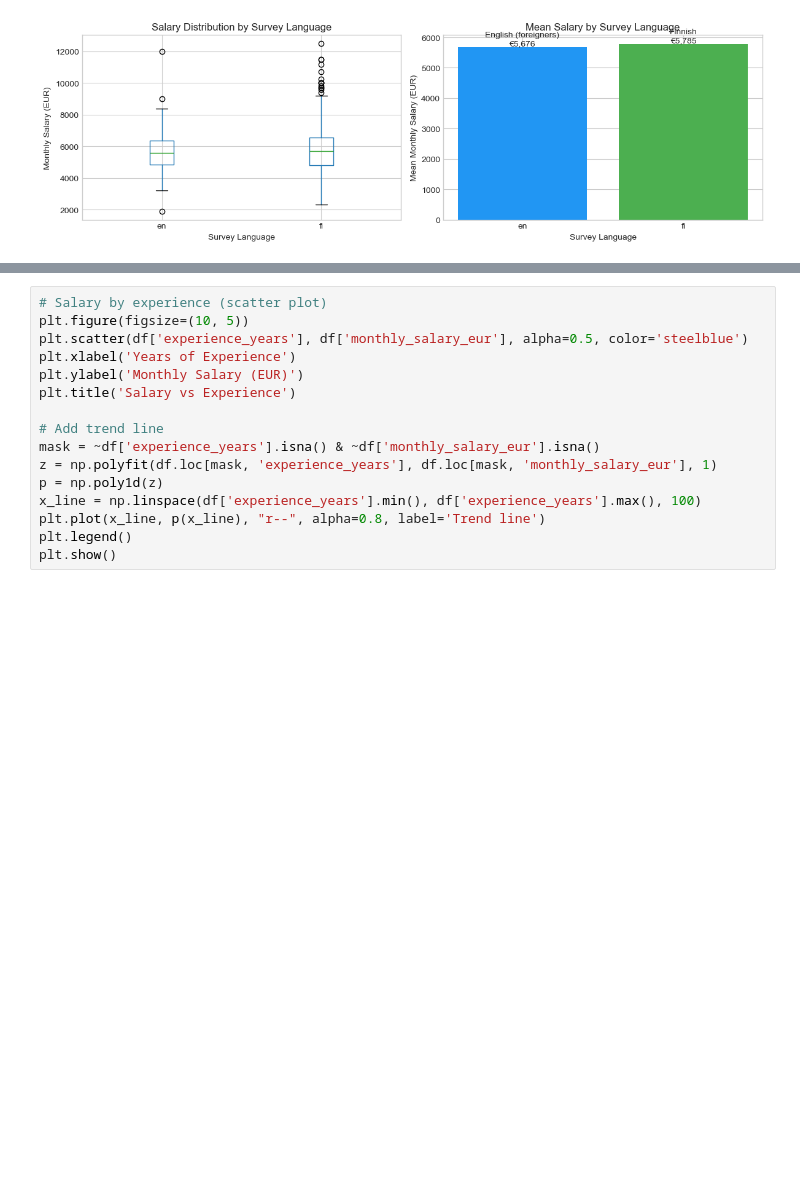
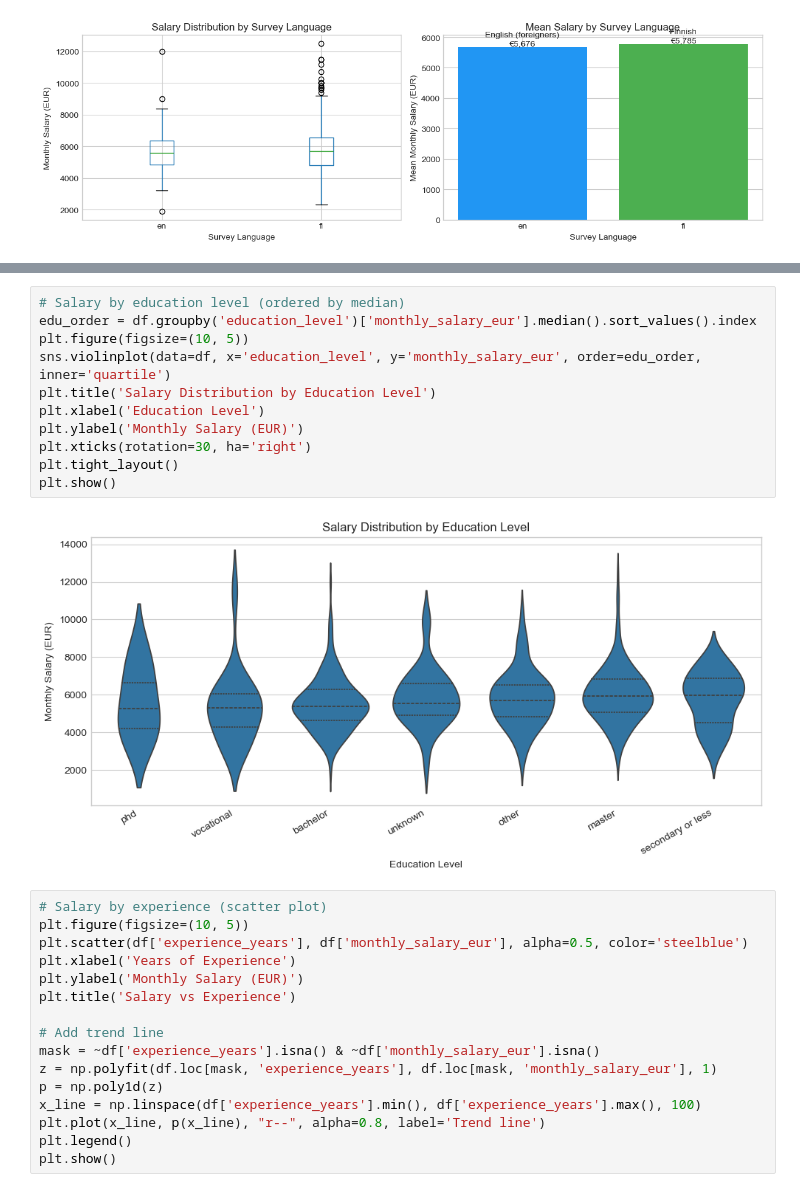
Before and after one commit to elarsaks/finnish-tech-salary-survey, a Jupyter notebook: data/finnish-tech-salary-survey-2024-ml-model.ipynb, the cells around one changed output, grey strips where cells are left out. Drawn from its saved outputs; the diff is of its cells as text; blank space fills up the shorter version.

```diff
--- a/data/finnish-tech-salary-survey-2024-ml-model.ipynb
+++ b/data/finnish-tech-salary-survey-2024-ml-model.ipynb
@@ -263,3 +325,16 @@ fi                 495       5785.0         5700.0   1499.0
+# %%
+# Salary by education level (ordered by median)
+edu_order = df.groupby('education_level')['monthly_salary_eur'].median().sort_values().index
+plt.figure(figsize=(10, 5))
+sns.violinplot(data=df, x='education_level', y='monthly_salary_eur', order=edu_order, inner='quartile')
+plt.title('Salary Distribution by Education Level')
+plt.xlabel('Education Level')
+plt.ylabel('Monthly Salary (EUR)')
+plt.xticks(rotation=30, ha='right')
+plt.tight_layout()
+plt.show()
+# %% [output]
+[figure, added]
 # %%
 # Salary by experience (scatter plot)
 plt.figure(figsize=(10, 5))
```
Also changed, not shown: parts of 3 cells of this notebook, 2 other files.
